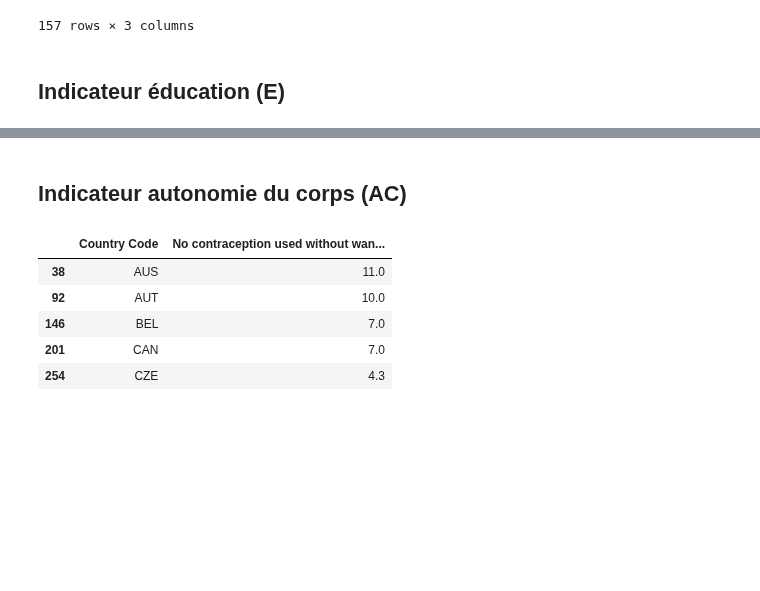
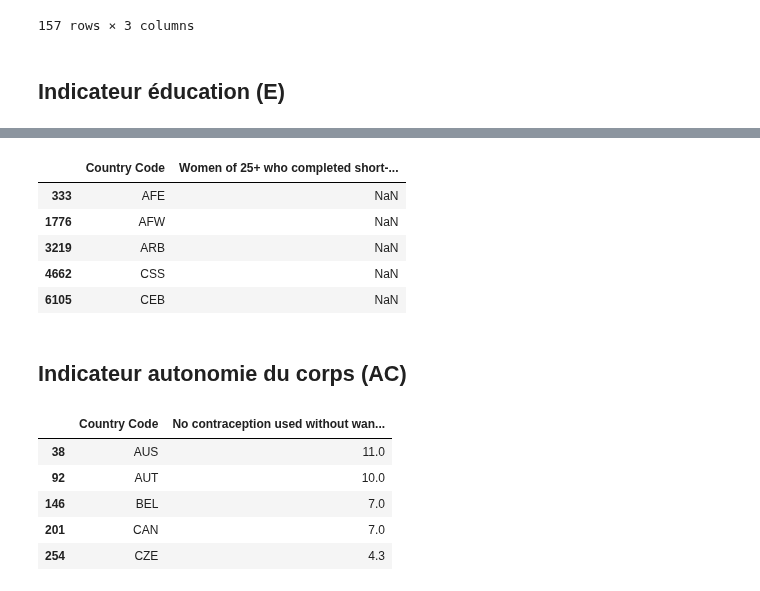
Before and after one commit to cmllbll/Gender-Inequalities-and-Development, a Jupyter notebook: création base de données.ipynb, the cells around one changed output, grey strips where cells are left out. Saved outputs shown, nothing was run; the diff lists cells and outputs as text; code cells hidden in the pictures; blank space fills up the shorter version.

```diff
--- a/création base de données.ipynb
+++ b/création base de données.ipynb
@@ -203,3 +230,15 @@ df_ressources_eco
+# %%
+df_etude_sup = df_bm2[df_bm2['Indicator Code']=="SE.TER.CUAT.ST.FE.ZS"]
+df_etude_sup = df_etude_sup[["Country Code", "2019"]]
+df_etude_sup.rename(columns={'2019': 'Women of 25+ who completed short-cycle tertiary'}, inplace=True)
+df_etude_sup.head(5)
+# %% [output]
+|  | Country Code | Women of 25+ who completed short-... |
+| 333 | AFE | NaN |
+| 1776 | AFW | NaN |
+| 3219 | ARB | NaN |
+| 4662 | CSS | NaN |
+| 6105 | CEB | NaN |
 # %% [markdown]
 ## Indicateur autonomie du corps (AC)
 # %%
```
Also changed, not shown: parts of 8 cells of this notebook.
